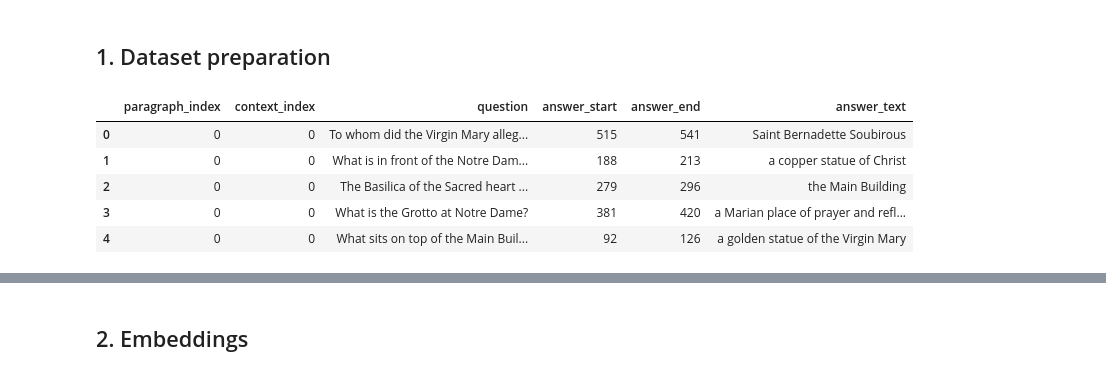
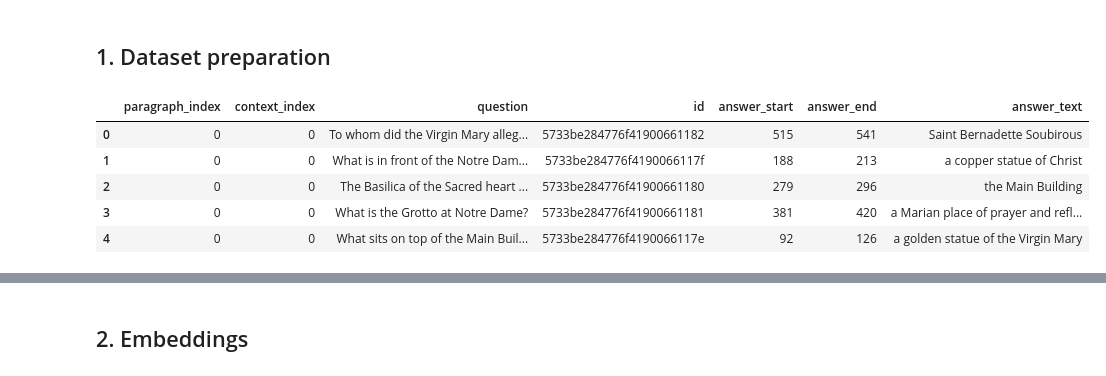
Before and after one commit to nihil21/qa-nlp, a Jupyter notebook: qa-nlp/qa-nlp.ipynb, the cells around one changed output, grey strips where cells are left out. Cells and saved outputs as stored; diff of their text form; code cells hidden in the pictures.

```diff
--- a/qa-nlp/qa-nlp.ipynb
+++ b/qa-nlp/qa-nlp.ipynb
@@ -131,37 +127,39 @@ context_list = []
 context_index = -1
 paragraph_index = -1
 
-dataset = {'paragraph_index': [], 'context_index': [], 'question': [], 'answer_start': [], 'answer_end': [], 'answer_text': []}
+dataset = {'paragraph_index': [], 'context_index': [], 'question': [], 'id': [], 'answer_start': [], 'answer_end': [], 'answer_text': []}
 
 for i in range(len(parsed_data)):
     paragraph_index += 1
     for j in range(len(parsed_data[i]['paragraphs'])):
         context_list.append(parsed_data[i]['paragraphs'][j]['context'])
         context_index += 1
 
         for k in range(len(parsed_data[i]['paragraphs'][j]['qas'])):
             question = parsed_data[i]['paragraphs'][j]['qas'][k]['question']
+            id = parsed_data[i]['paragraphs'][j]['qas'][k]['id']
 
             for l in range(len(parsed_data[i]['paragraphs'][j]['qas'][k]['answers'])):
                 answer_start = parsed_data[i]['paragraphs'][j]['qas'][k]['answers'][l]['answer_start']
                 answer_text = parsed_data[i]['paragraphs'][j]['qas'][k]['answers'][l]['text']
 
                 answer_end = answer_start + len(answer_text)
 
                 dataset['paragraph_index'].append(paragraph_index)
                 dataset['context_index'].append(context_index)
                 dataset['question'].append(question)
+                dataset['id'].append(id)
                 dataset['answer_start'].append(answer_start)
                 dataset['answer_end'].append(answer_end)
                 dataset['answer_text'].append(answer_text)
 
 df = pd.DataFrame.from_dict(dataset)
 
 df.head()
 # %% [output]
-|  | paragraph_index | context_index | question | answer_start | answer_end | answer_text |
-| 0 | 0 | 0 | To whom did the Virgin Mary alleg... | 515 | 541 | Saint Bernadette Soubirous |
-| 1 | 0 | 0 | What is in front of the Notre Dam... | 188 | 213 | a copper statue of Christ |
-| 2 | 0 | 0 | The Basilica of the Sacred heart ... | 279 | 296 | the Main Building |
-| 3 | 0 | 0 | What is the Grotto at Notre Dame? | 381 | 420 | a Marian place of prayer and refl... |
-| 4 | 0 | 0 | What sits on top of the Main Buil... | 92 | 126 | a golden statue of the Virgin Mary |
+|  | paragraph_index | context_index | question | id | answer_start | answer_end | answer_text |
+| 0 | 0 | 0 | To whom did the Virgin Mary alleg... | 5733be284776f41900661182 | 515 | 541 | Saint Bernadette Soubirous |
+| 1 | 0 | 0 | What is in front of the Notre Dam... | 5733be284776f4190066117f | 188 | 213 | a copper statue of Christ |
+| 2 | 0 | 0 | The Basilica of the Sacred heart ... | 5733be284776f41900661180 | 279 | 296 | the Main Building |
+| 3 | 0 | 0 | What is the Grotto at Notre Dame? | 5733be284776f41900661181 | 381 | 420 | a Marian place of prayer and refl... |
+| 4 | 0 | 0 | What sits on top of the Main Buil... | 5733be284776f4190066117e | 92 | 126 | a golden statue of the Virgin Mary |
```
Also changed, not shown: parts of 10 cells of this notebook.
